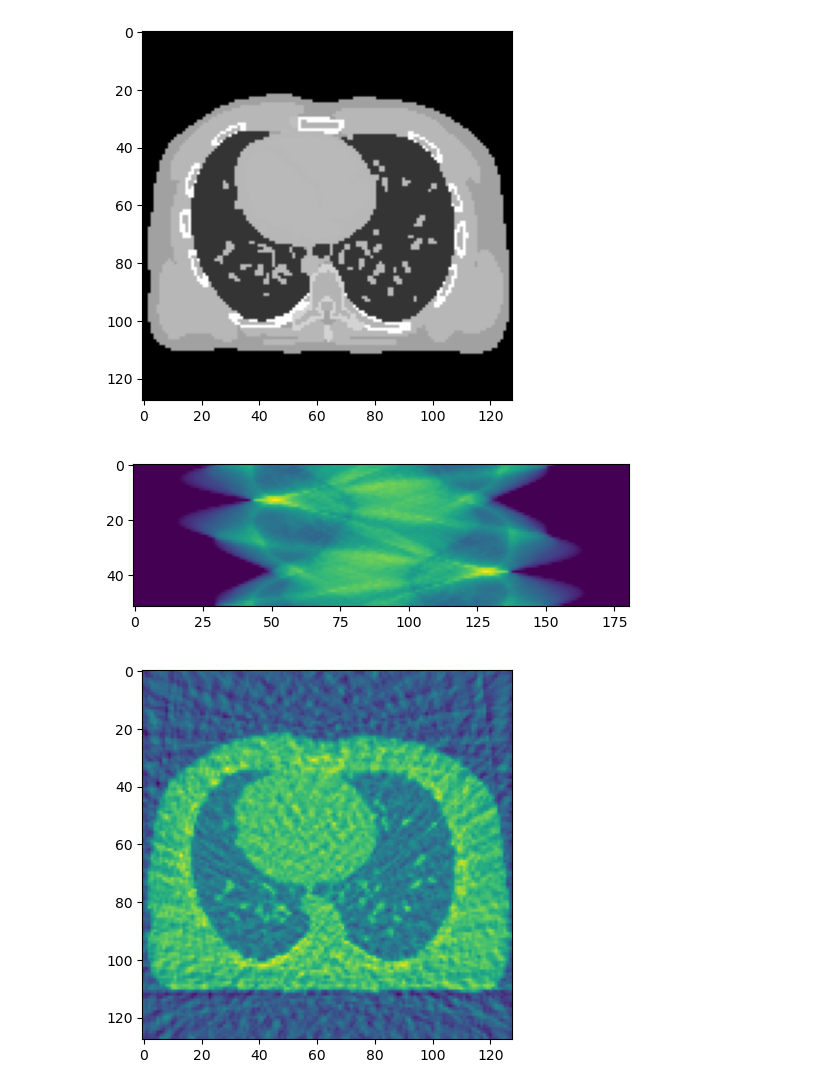
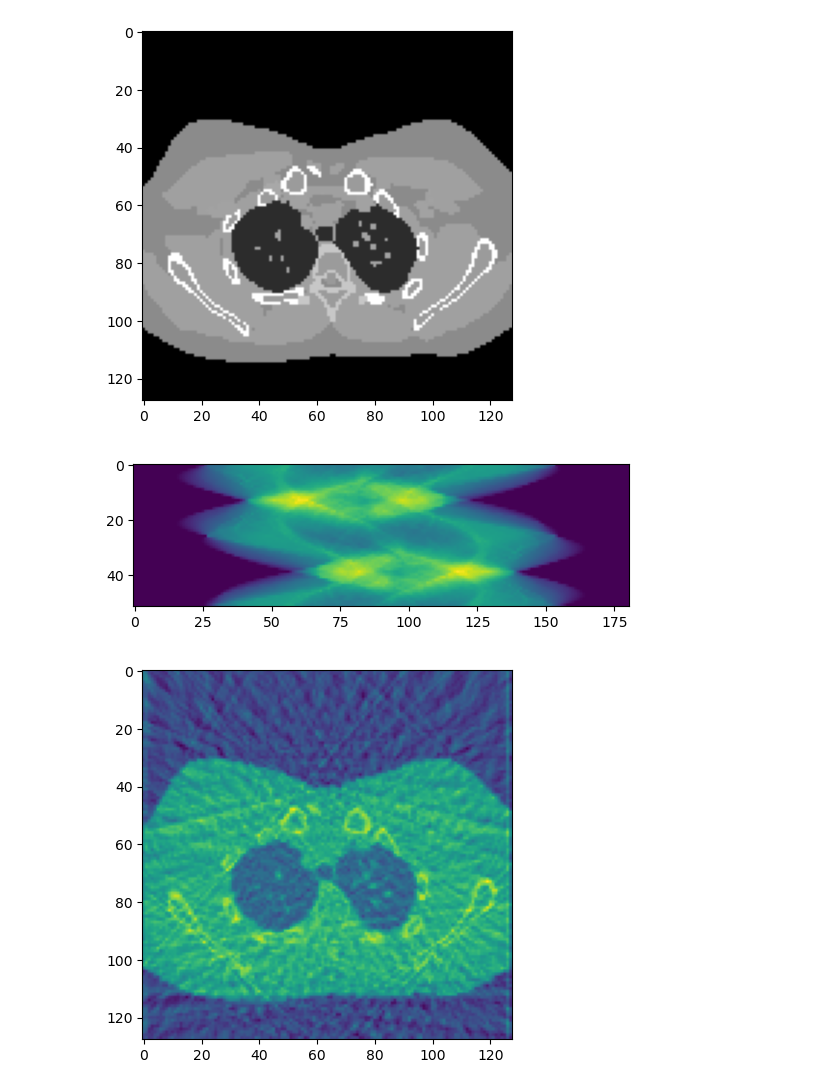
Before and after one commit to antoinedepaepe/ReconCT, a Jupyter notebook: main.ipynb, the cells around one changed output. Drawn from its saved outputs; the diff is of its cells as text; code cells hidden in the pictures.

```diff
--- a/main.ipynb
+++ b/main.ipynb
@@ -33,13 +8,17 @@ from src.operators.gradient import Gradient
 from src.recon.pwls import PWLS
 from src.recon.chambolle_pock import ChambollePock
 from src.recon.admm import ADMM
-
+from src.utils.dataloader import ct_test_dataloader, unstandardization
+from src.models.unet_diffusion import UNet
+from src.losses.data_fidelity import DataFidelity
+from src.recon.dps import DeepPosteriorSampling
 
 from PIL import Image
 import torch
 import numpy as np
 import torch_radon as tr
 import matplotlib.pyplot as plt
+
 
 device = 'cuda'
 
@@ -57,42 +36,43 @@ radon = Radon(n_rays=n_rays,
               volume=volume)  # Radon class
 
 # load image
-img_path = './data/t1_atn_1.bin'
-x_true = read_xcat_bin_image(img_path)[64, :, :] # produces a squeezed image
-x_true = np.rot90( x_true , 2 )
-plt.imshow(x_true,cmap='gray')
+x_true = next(iter(ct_test_dataloader))
+# unstandardization, because dataloader throw standardized ct scans
+x_true = unstandardization(x_true)
+
+plt.imshow(x_true.squeeze(), cmap='gray')
 plt.show() # to avoid overprinting images
 
 # The following is needed to create a Torch object. This requires to add 2 additional dimensions, 1 for batch size, 1 for the number of channels (n,c,d,h,w) (d for depth (not used here in 2D))
-x_true = torch.from_numpy(  x_true.copy()   ).unsqueeze(0).unsqueeze(0).to(device)   # 0 is the index of the dimension to be added
+x_true = x_true.to(device)   # 0 is the index of the dimension to be added
 
 
 # generate noisy sinogram
 I = 3e5
 # EPS = 1e-10
 sino = radon.transform(x_true)
 yi = torch.poisson(I*torch.exp(-sino))
 b = torch.zeros_like(yi, device=device)
 # b = torch.log(I/ (yi))
 b[yi != 0] = torch.log(I/ (yi[yi != 0])) ;
 
 
 # print(yi.min())
 
 # shared params
 x0 = torch.zeros_like(x_true, device=device)
 
 b_im = b.squeeze().cpu().numpy()
 plt.imshow(b_im)
 # to avoid overprinting images
 plt.show() # to avoid overprinting images
 n_iter = 300
 n_inner_iter = 100
 weights = yi
 weights[yi == 0] = 0
 # %% [output]
-[figure, old version]
+[figure, new version]
-[figure, old version]
+[figure, new version]
 # %%
 #############################################################################################################################
 #                                                           FBP                                                             #
@@ -104,7 +84,7 @@ plt.show() # to avoid overprinting images
 plt.imshow(x_fbp.cpu().squeeze())
 plt.imsave('./data/fbp.png', x_fbp.cpu().squeeze(), cmap='gray')
 # %% [output]
-[figure, old version]
+[figure, new version]
 # %%
 #############################################################################################################################
 #                                                           PWLS                                                            #
```
Also changed, not shown: parts of 8 cells of this notebook, 7 other files.
